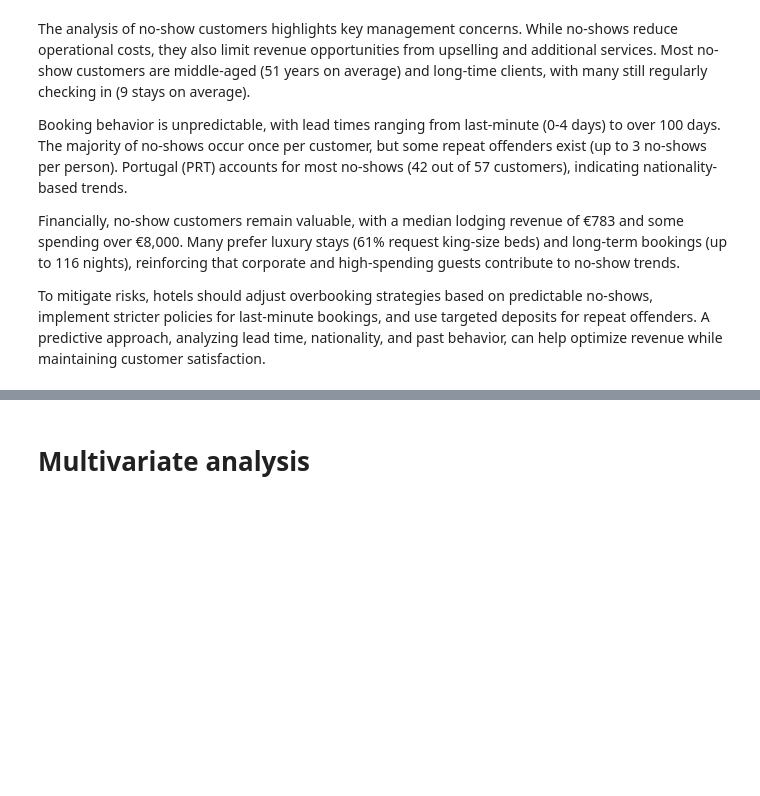
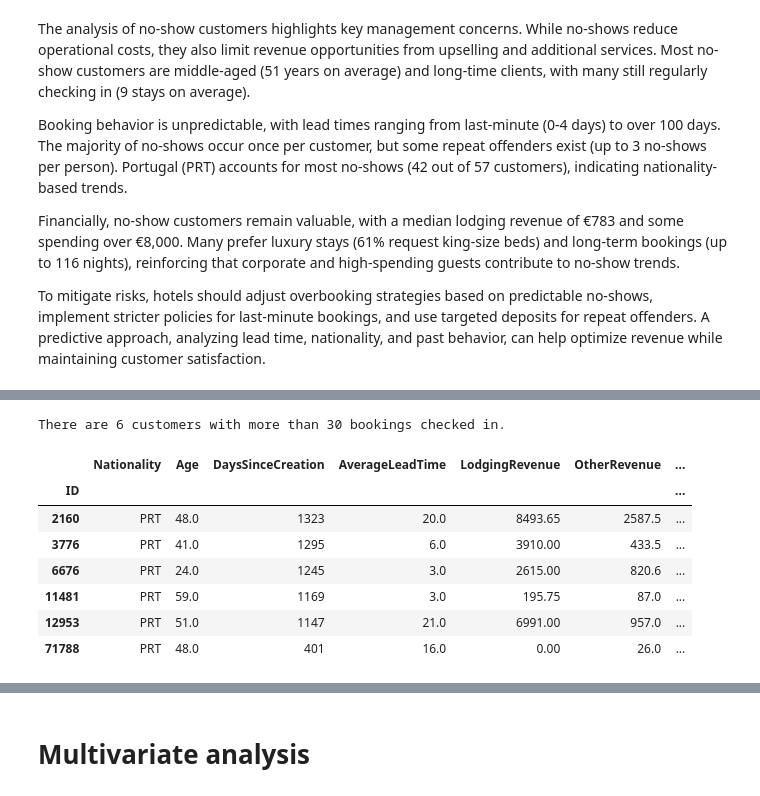
Before and after one commit to RubenCMarques/Hotel-Customer-Segmentation, a Jupyter notebook: Notebooks/Diogo_workspace.ipynb, the cells around one changed output, grey strips where cells are left out. Cells and saved outputs as stored; diff of their text form; code cells hidden in the pictures; blank space fills up the shorter version.

```diff
--- a/Notebooks/Diogo_workspace.ipynb
+++ b/Notebooks/Diogo_workspace.ipynb
@@ -884,0 +863,14 @@ noshow_customers.describe().T
+# %%
+# check customers with BookingsCheckedIn>30
+print(f'There are {data[data["BookingsCheckedIn"] > 30].shape[0]} customers with more than 30 bookings checked in.')
+data[data['BookingsCheckedIn'] > 30]
+# %% [output]
+There are 6 customers with more than 30 bookings checked in.
+|  | Nationality | Age | DaysSinceCreation | AverageLeadTime | LodgingRevenue | OtherRevenue | ... |
+| ID |  |  |  |  |  |  | ... |
+| 2160 | PRT | 48.0 | 1323 | 20.0 | 8493.65 | 2587.5 | ... |
+| 3776 | PRT | 41.0 | 1295 | 6.0 | 3910.00 | 433.5 | ... |
+| 6676 | PRT | 24.0 | 1245 | 3.0 | 2615.00 | 820.6 | ... |
+| 11481 | PRT | 59.0 | 1169 | 3.0 | 195.75 | 87.0 | ... |
+| 12953 | PRT | 51.0 | 1147 | 21.0 | 6991.00 | 957.0 | ... |
+| 71788 | PRT | 48.0 | 401 | 16.0 | 0.00 | 26.0 | ... |
```
Also changed, not shown: parts of 24 cells of this notebook.
